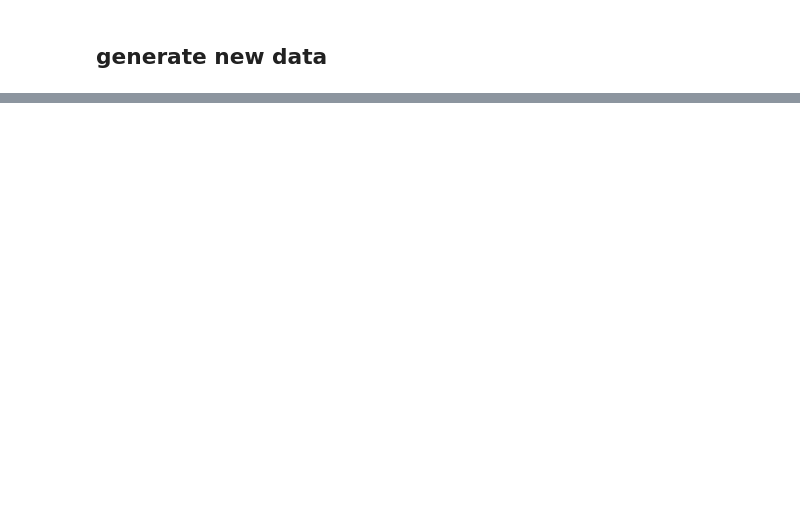
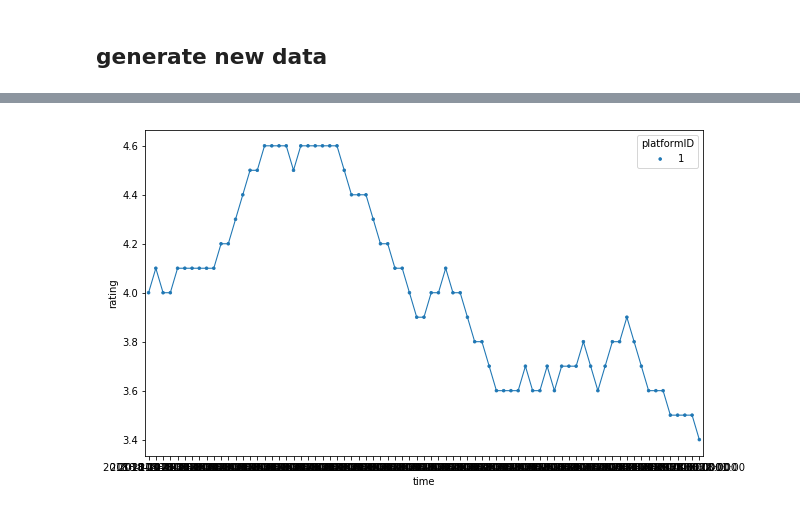
Before and after one commit to SarahXinyueLi/PaulFans-PriceCompare, a Jupyter notebook: WebsiteScraping_Database.ipynb, the cells around one changed output, grey strips where cells are left out. Cells and saved outputs as stored; diff of their text form; code cells hidden in the pictures; blank space fills up the shorter version.

```diff
--- a/WebsiteScraping_Database.ipynb
+++ b/WebsiteScraping_Database.ipynb
@@ -465,0 +499,27 @@ database_df.to_csv('database.csv')
+# %%
+def graph_rating(link, start_time):
+    import pandas as pd
+    import matplotlib.pyplot as plt
+    import seaborn as sns
+    database_df = pd.read_csv('database.csv',index_col=['Unnamed: 0'])
+
+    # define productID based on link
+    try:
+        select_df = database_df[database_df['time']>=start_time]
+        try:
+            # get productID based on link
+            productID = database_df['productID'][database_df['link'] == link][0]
+            select_df = select_df[['time','platformID','rating']][database_df['productID'] == productID]
+            select_df = select_df.dropna(axis=0)
+            # plot
+            plt.figure(figsize=(10,6))
+            sns.pointplot(y = select_df['rating'],x = select_df['time'],hue = select_df['platformID'],scale=0.4)
+            plt.savefig('rating.jpg')
+        except:
+            raise ValueError('Invalid Link')
+    except:
+        raise ValueError('Invalid Time')
+
+graph_rating(link, start_time)
+# %% [output]
+[figure, added]
```
Also changed, not shown: parts of 4 cells of this notebook.
